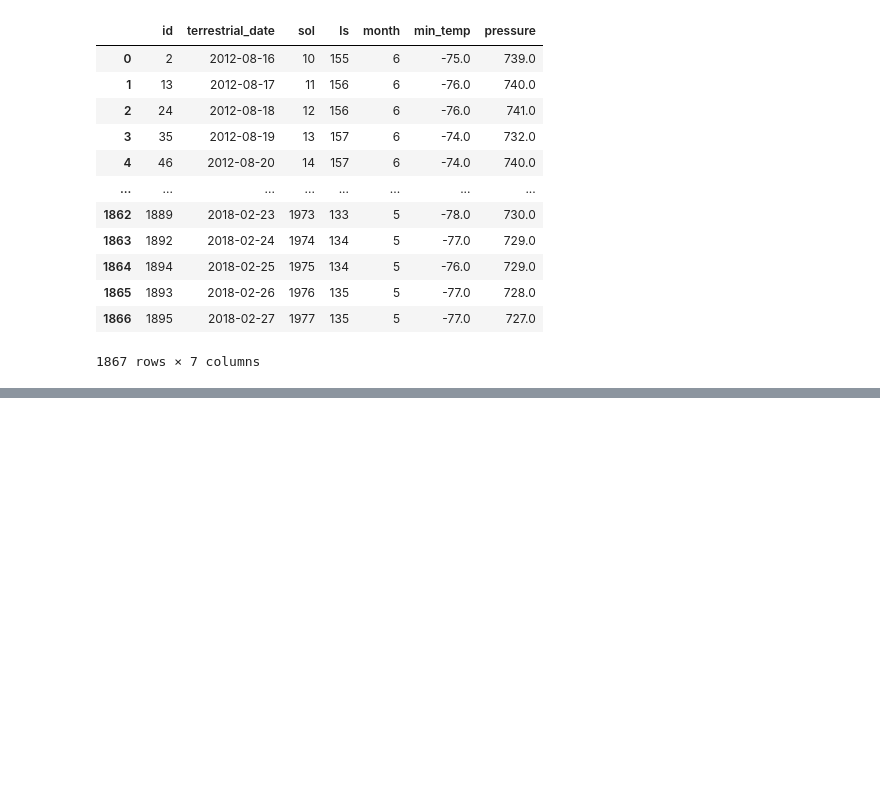
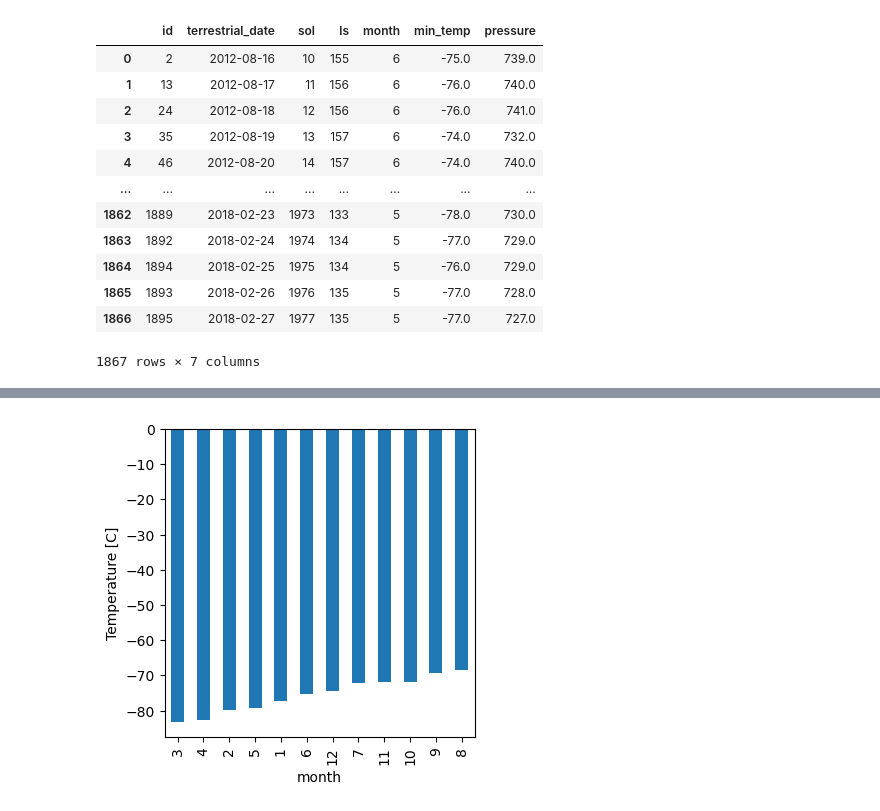
Before and after one commit to heracliteanflux/exercises-python, a Jupyter notebook: web_scraping/notebook.ipynb, the cells around one changed output, grey strips where cells are left out. Drawn from its saved outputs; the diff is of its cells as text; code cells hidden in the pictures; blank space fills up the shorter version.

```diff
--- a/web_scraping/notebook.ipynb
+++ b/web_scraping/notebook.ipynb
@@ -130,0 +298,6 @@ dtype: object
+# %%
+grouped.mean().sort_values().plot(kind    = 'bar',
+                                  figsize = (4, 4));
+plt.ylabel(ylabel = 'Temperature [C]');
+# %% [output]
+[figure, added]
```
Also changed, not shown: parts of 27 cells of this notebook, 2 other files.
